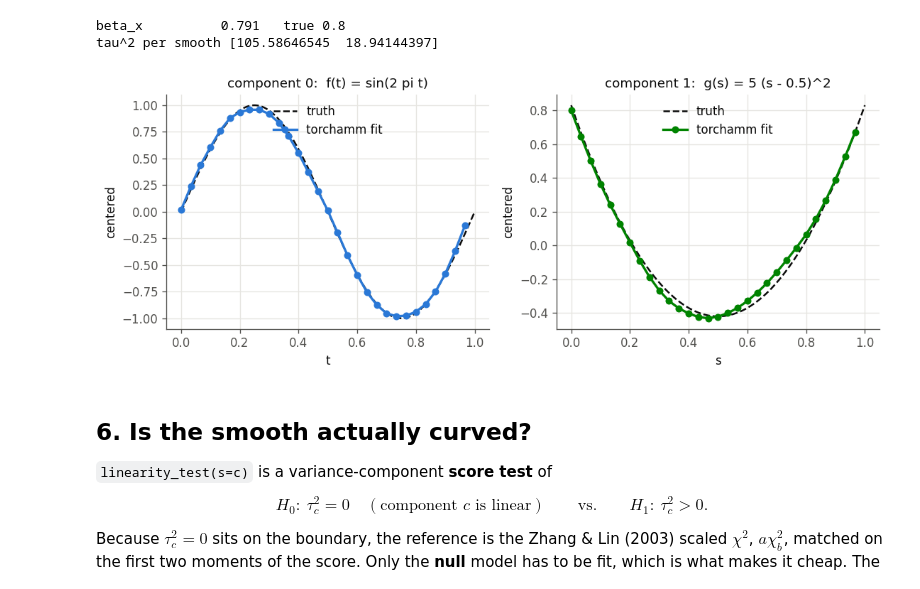
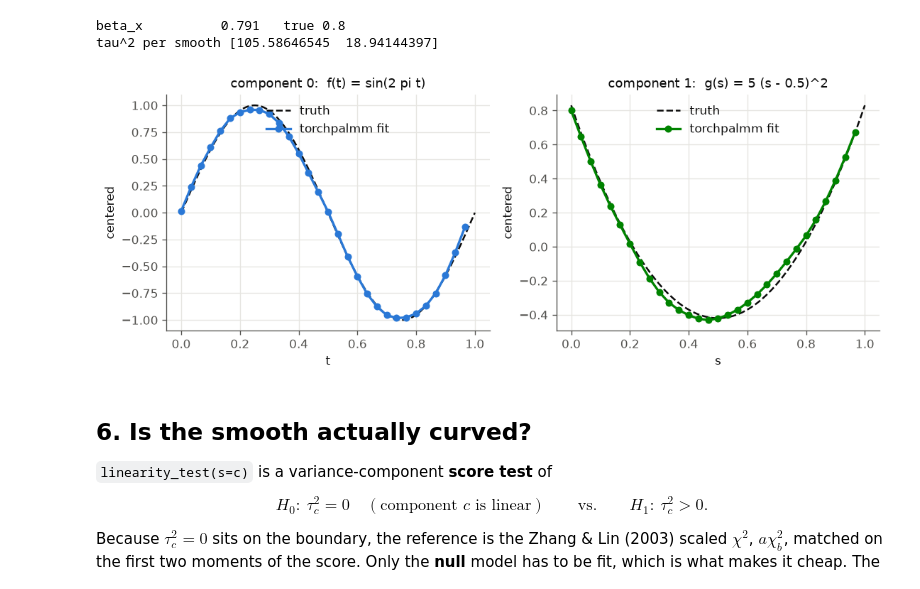
Before and after one commit to rrrrn/torchpalmm, a Jupyter notebook: examples/vignette.ipynb, the cells around one changed output. Drawn from its saved outputs; the diff is of its cells as text; code cells hidden in the pictures.

```diff
--- a/examples/vignette.ipynb
+++ b/examples/vignette.ipynb
@@ -337,23 +337,23 @@ tau^2 per smooth [105.58646545  18.94144397]
 # %%
 truths = [d4["truth"]["f"], d4["truth"]["g"]]
 labels = ["f(t) = sin(2 pi t)", "g(s) = 5 (s - 0.5)^2"]
 
 fig, axes = plt.subplots(1, 2, figsize=(9.4, 3.7))
 for ax, c, truth_fn, lab, colr in zip(axes, [0, 1], truths, labels, PALETTE[:2]):
     fc = fitted2[fitted2.spline_id == c].sort_values("spline_var")
     u = fc.spline_var.to_numpy()
     v = fc.theta_fitted.to_numpy(); v = v - v.mean()
     w = truth_fn(t_grid); w = w - w.mean()
 
     ax.plot(t_grid, w, "--", color=INK, lw=1.5, label="truth")
-    ax.plot(u, v, "o-", color=colr, ms=5, label="torchamm fit")
+    ax.plot(u, v, "o-", color=colr, ms=5, label="torchpalmm fit")
     ax.set_title(f"component {c}:  {lab}")
     ax.set_xlabel("t" if c == 0 else "s"); ax.set_ylabel("centered")
     ax.legend(loc="upper center")
 fig.tight_layout()
 plt.show()
 # %% [output]
-[figure, old version]
+[figure, new version]
 # %% [markdown]
 ## 6. Is the smooth actually curved?
 
```
Also changed, not shown: parts of 11 cells of this notebook, 9 other files.
